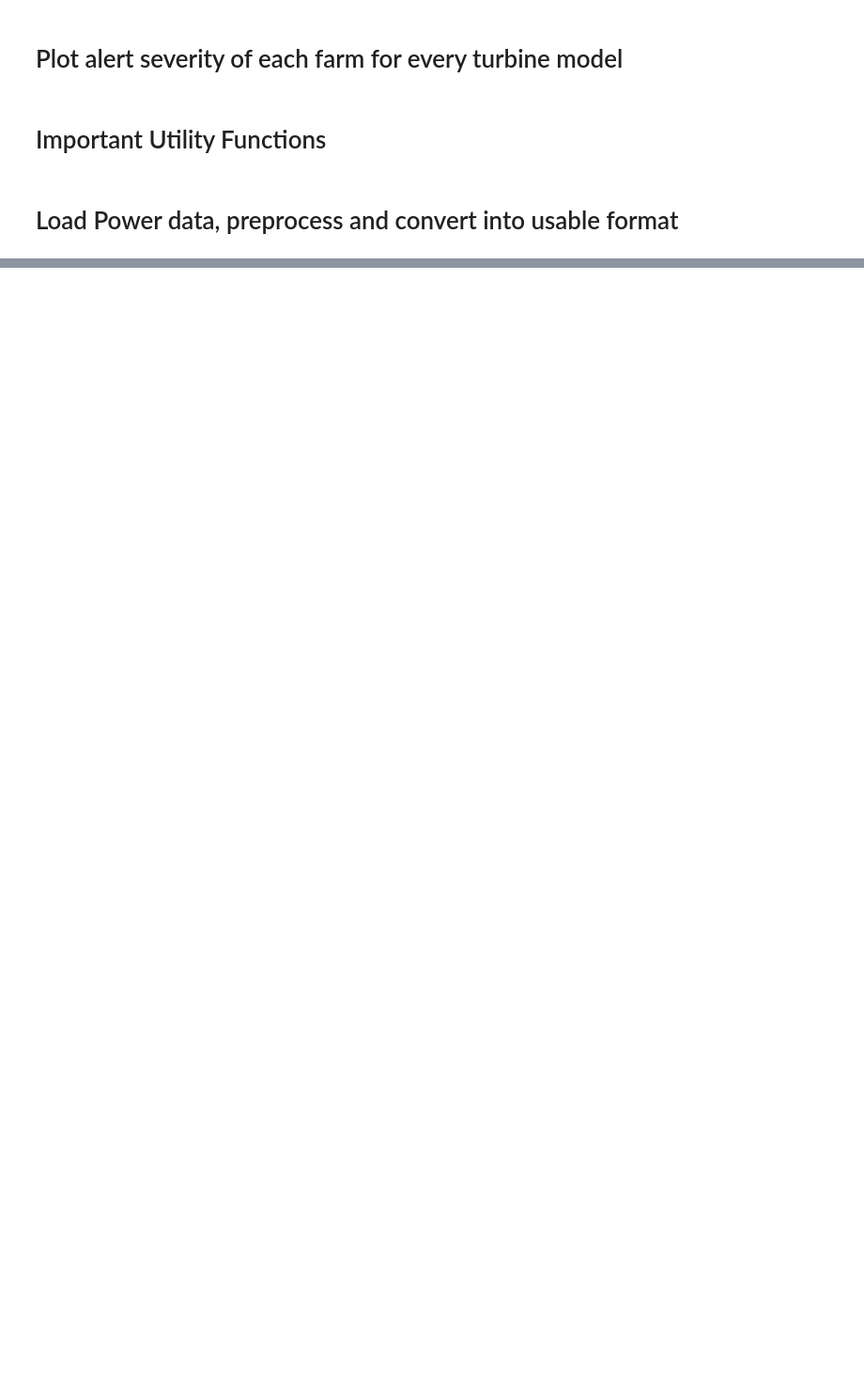
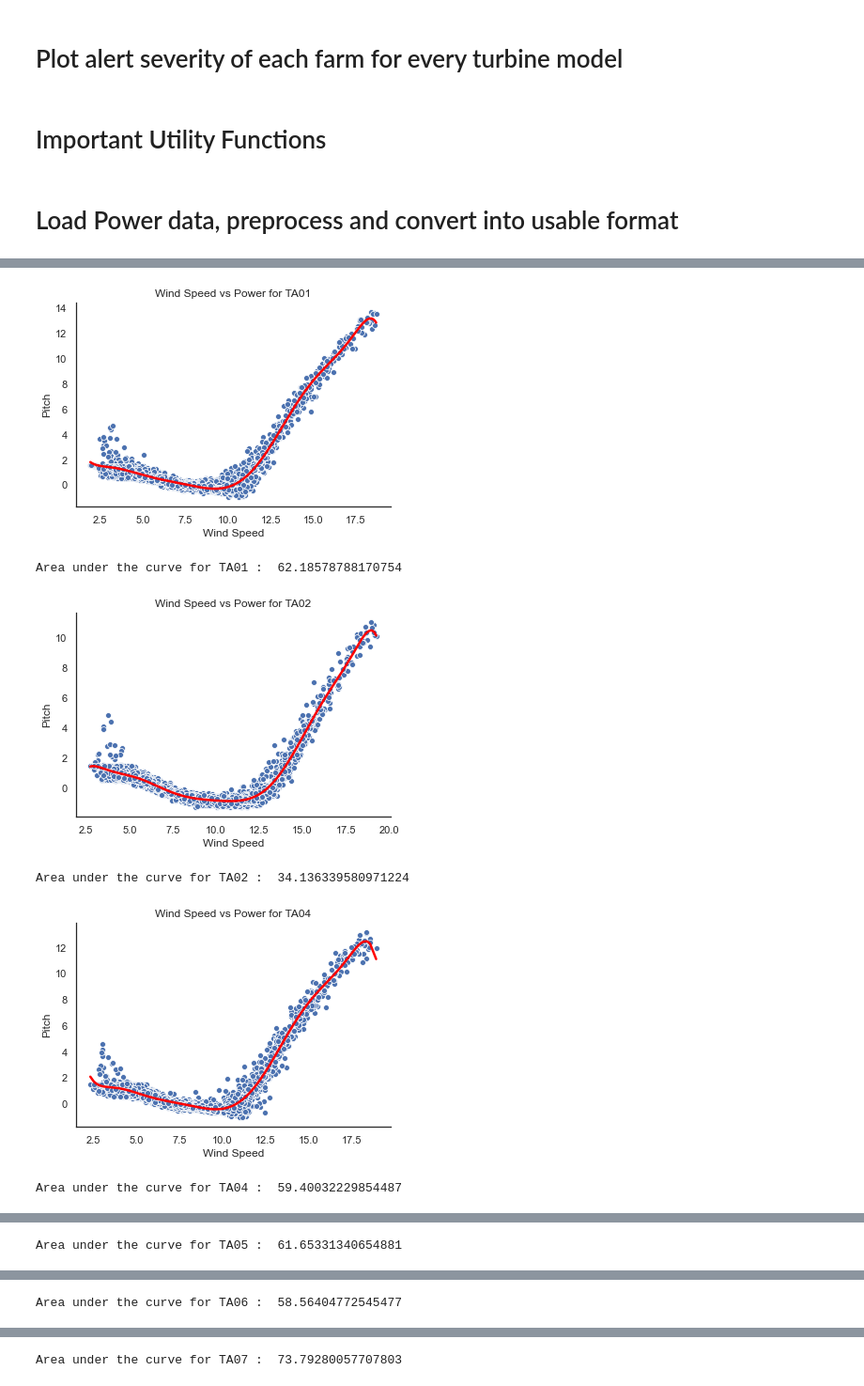
Before and after one commit to code-JOA/Wind-Turbine-Project, a Jupyter notebook: notebooks/Analysis.ipynb, the cells around one changed output, grey strips where cells are left out. Shown at 94% size. Cells and saved outputs as stored; diff of their text form; code cells hidden in the pictures; blank space fills up the shorter version.

```diff
--- a/notebooks/Analysis.ipynb
+++ b/notebooks/Analysis.ipynb
@@ -385,0 +493,77 @@ FileNotFoundError: [Errno 2] No such file or directory: '../data/VIEIRO.csv'
+# %%
+# Remove rows that have more than 25 units of pitch value because they are noise
+new_power_data = power_data.drop(power_data[power_data["pitch"] >= 25].index)
+new_power_data = new_power_data.drop(new_power_data[(new_power_data["pitch"] >= 5) & (new_power_data["wind_speed"] <= 6)].index)
+
+# Add turbine ids that you want here
+turbine_ids = new_power_data["turbine_id"].unique()
+# Different turbines should be given different hyperparameter values for outlier removal
+outlier_hyperparams_for_turbines = {"TE004": (2,3),
+                                   "TE005": (2,3),
+                                   "TE006": (3,3),
+                                   "TE007": (3,3),
+                                   "TE003": (3,3),
+                                   "TG005": (12,3),
+                                   "TG006": (8,3),
+                                   "TL002": (6,2),
+                                   "TL003": (12,3),
+                                   "TL004": (6,2)}
+# Save the regression based predictions into an array
+turbine_pred_pitch = [list() for i in range(len(turbine_ids))]
+turbine_auc = list()
+turbine_dict = dict()
+
+for index, turbine_id in enumerate(turbine_ids):
+    # Get power values
+    pitch = new_power_data[new_power_data["turbine_id"] == turbine_id]["pitch"].values
+    # Get corresponding wind speed values
+    wind_speed = new_power_data[new_power_data["turbine_id"] == turbine_id]["wind_speed"].values
+
+    # Set default hyper-parameters for outlier removal. These will be applied in case no parameters have defined manually
+    default_max_distance, default_min_neighbors = 1, 8
+    # Get the manually defined hyper-parameters
+    hyper_params = outlier_hyperparams_for_turbines.get(turbine_id, [default_max_distance, default_min_neighbors])
+    # Set the parameters
+    max_distance, min_neighbors = hyper_params[0], hyper_params[1]
+    # Applyh outlier removal
+    wind_speed, pitch = outlier_removal(wind_speed, pitch, max_distance, min_neighbors)
+
+    # Create training data
+    X_train = convert_to_dataset(wind_speed, poly=10)
+    # Test data is simply the training data but in sorted order
+    X_test = convert_to_dataset(np.sort(wind_speed), poly=10)
+
+    scaler = StandardScaler()
+    X_train = scaler.fit_transform(X_train)
+    X_test = scaler.transform(X_test)
+
+    # Simple linear regression is applied
+    model = LinearRegression()
+    model.fit(X_train, pitch)
+    preds = model.predict(X_test)
+
+    # Plot wind_speed vs power
+    sns.set(style="white")
+    sns.scatterplot(wind_speed, pitch)
+    sns.lineplot(np.sort(wind_speed), preds, color='red', linewidth=2.5)
+    plt.xlabel("Wind Speed")
+    plt.ylabel("Pitch")
+    plt.title("Wind Speed vs Power for "+turbine_id)
+    sns.despine()
+    plt.show()
+
+    # Calculate Area Under the Curve (AUC). Larger values mean better power generation
+    area_under_curve = auc(np.sort(wind_speed), preds)
+    print("Area under the curve for", turbine_id,": ", area_under_curve)
+    print("\n\n")
+
+    turbine_pred_pitch[index].extend(preds)
+    turbine_auc.append(area_under_curve)
+    turbine_dict[turbine_id] = index
+# %% [output]
+[figure, added]
+Area under the curve for TA01 :  62.18578788170754
+[figure, added]
+Area under the curve for TA02 :  34.136339580971224
+[figure, added]
+Area under the curve for TA04 :  59.40032229854487
@@ -385,0 +571 @@ FileNotFoundError: [Errno 2] No such file or directory: '../data/VIEIRO.csv'
+Area under the curve for TA05 :  61.65331340654881
@@ -385,0 +573 @@ FileNotFoundError: [Errno 2] No such file or directory: '../data/VIEIRO.csv'
+Area under the curve for TA06 :  58.56404772545477
@@ -385,0 +575 @@ FileNotFoundError: [Errno 2] No such file or directory: '../data/VIEIRO.csv'
+Area under the curve for TA07 :  73.79280057707803
```
Also changed, not shown: parts of 28 cells of this notebook, 1 other file.
